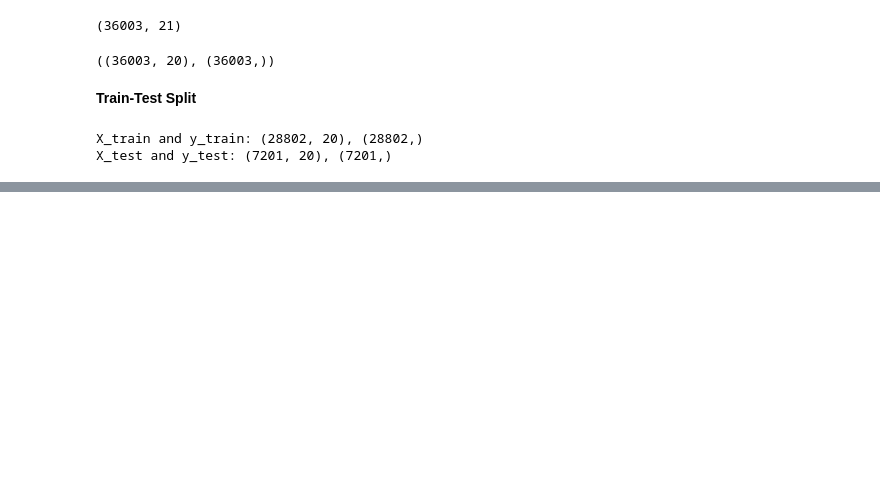
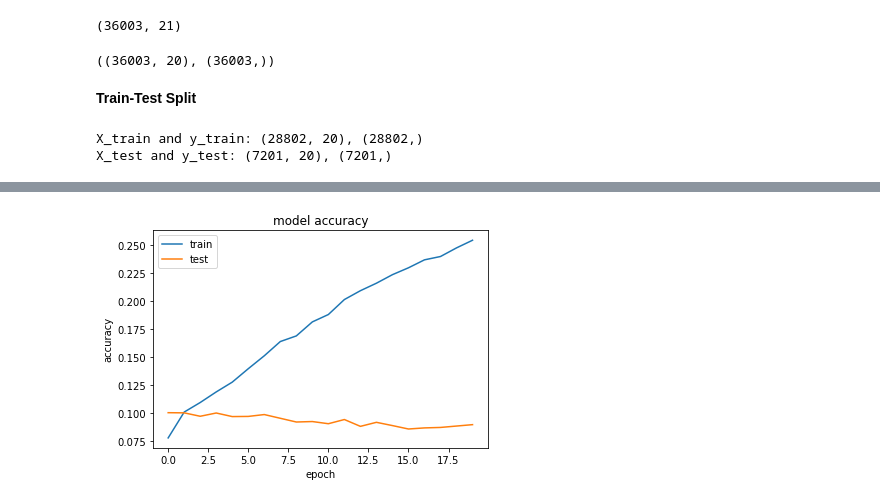
Before and after one commit to maryschindler/DSI_capstone, a Jupyter notebook: code/5_modeling.ipynb, the cells around one changed output, grey strips where cells are left out. Cells and saved outputs as stored; diff of their text form; code cells hidden in the pictures; blank space fills up the shorter version.

```diff
--- a/code/5_modeling.ipynb
+++ b/code/5_modeling.ipynb
@@ -109,0 +80,9 @@ output_array = model.predict(X_train)
+# %%
+#https://www.geeksforgeeks.org/python-keras-keras-utils-to_categorical/
+#train labels:
+X_train_ohe = np.array([to_categorical(x, num_classes = vocab_size) for x in X_train])
+y_train_ohe = to_categorical(y_train, num_classes = vocab_size)
+
+#test labels:
+X_test_ohe = np.array([to_categorical(x, num_classes = vocab_size) for x in X_test])
+y_test_ohe = to_categorical(y_test, num_classes = vocab_size)
@@ -109,0 +134,8 @@ output_array = model.predict(X_train)
+# %%
+opt = Adam(learning_rate = 0.01)
+model.compile(loss = 'categorical_crossentropy', optimizer = opt, metrics = ['accuracy'])
+# %%
+history = model.fit(X_train, y_train_ohe,
+                    validation_data = (X_test, y_test_ohe),
+                    batch_size = 128,
+                    epochs = 20)
@@ -109,0 +160,9 @@ output_array = model.predict(X_train)
+# %%
+plt.plot(history.history['accuracy'])
+plt.plot(history.history['val_accuracy'])
+plt.title('model accuracy')
+plt.ylabel('accuracy')
+plt.xlabel('epoch')
+plt.legend(['train', 'test'], loc = 'upper left');
+# %% [output]
+[figure, added]
```
Also changed, not shown: parts of 20 cells of this notebook, 5 other files.
